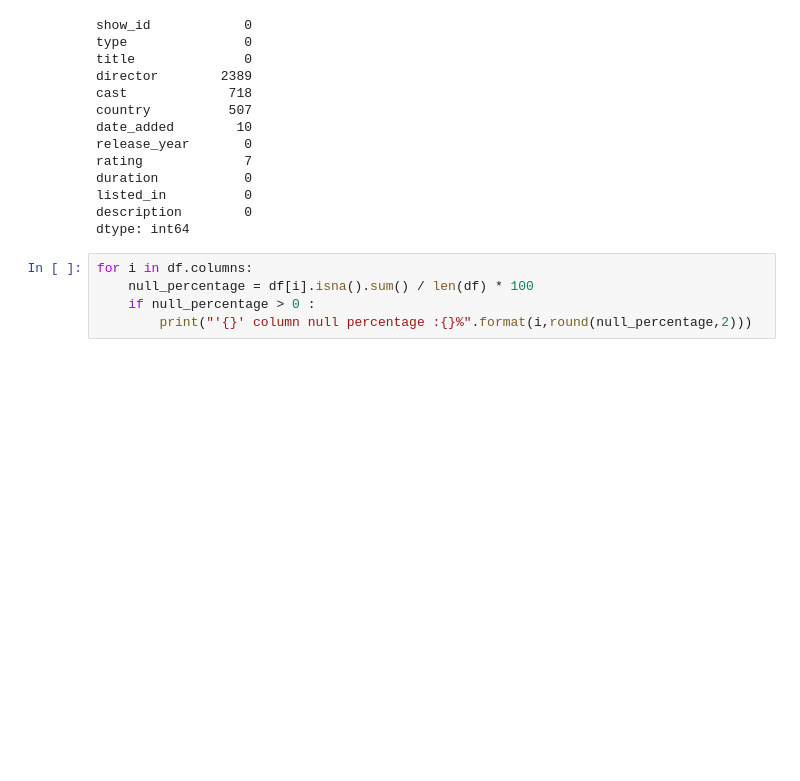
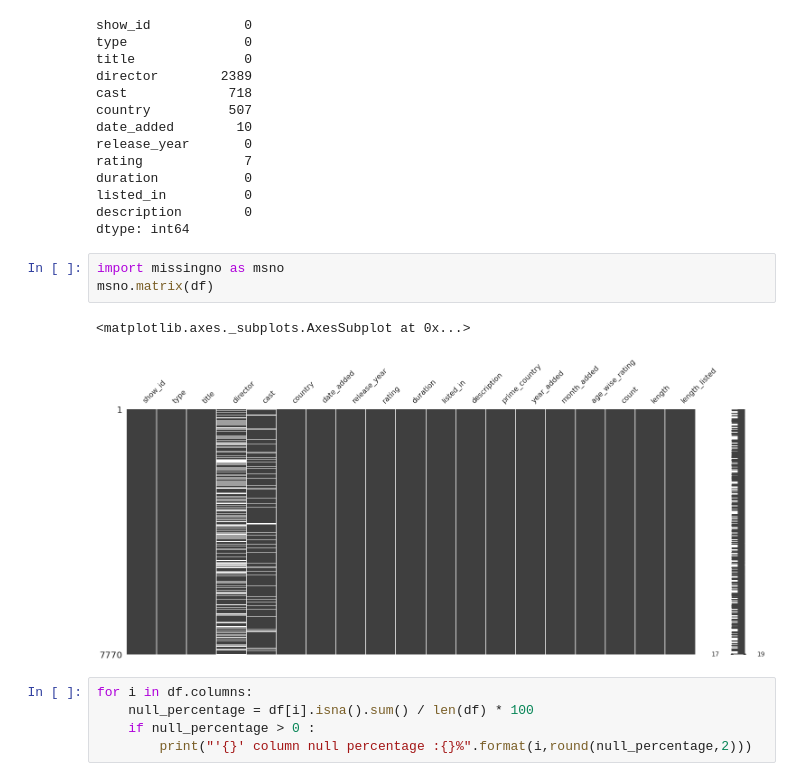
Before and after one commit to Sahilpardeshi1/Netflix-movies-and-Tv-shows, a Jupyter notebook: Copy_of_Netflix_movies_and_TV_shows_clustering_sahil_pardeshi.ipynb, the cells around one changed output. Cells and saved outputs as stored; diff of their text form; blank space fills up the shorter version.

```diff
--- a/Copy_of_Netflix_movies_and_TV_shows_clustering_sahil_pardeshi.ipynb
+++ b/Copy_of_Netflix_movies_and_TV_shows_clustering_sahil_pardeshi.ipynb
@@ -77,6 +119,12 @@ duration           0
 listed_in          0
 description        0
 dtype: int64
+# %%
+import missingno as msno
+msno.matrix(df)
+# %% [output]
+<matplotlib.axes._subplots.AxesSubplot at 0x...>
+[figure, added]
 # %%
 for i in df.columns:
     null_percentage = df[i].isna().sum() / len(df) * 100
```
Also changed, not shown: parts of 21 cells of this notebook.
